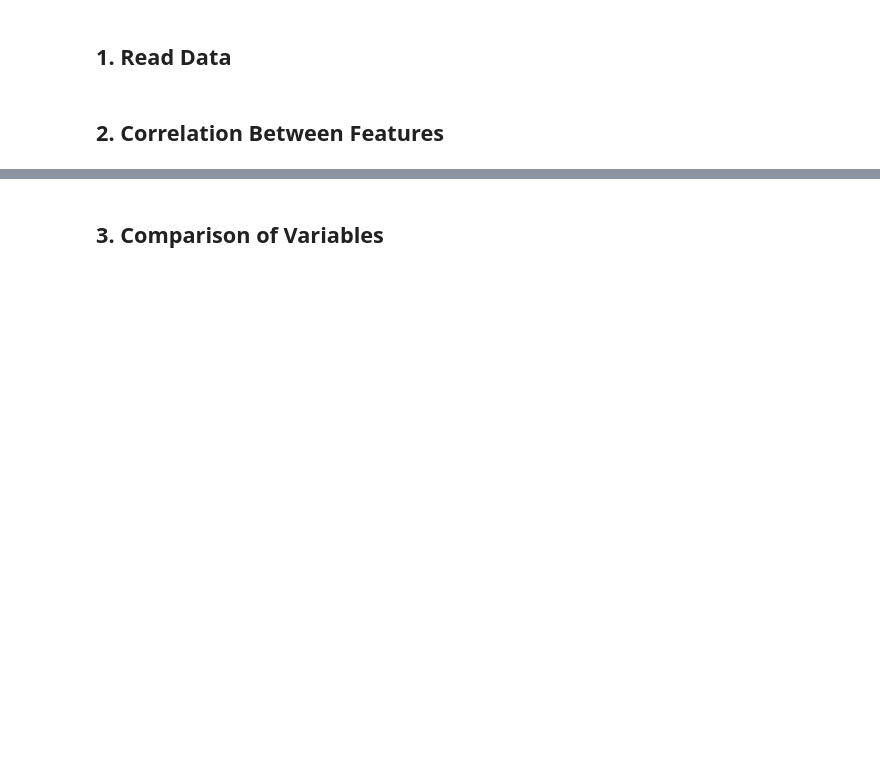
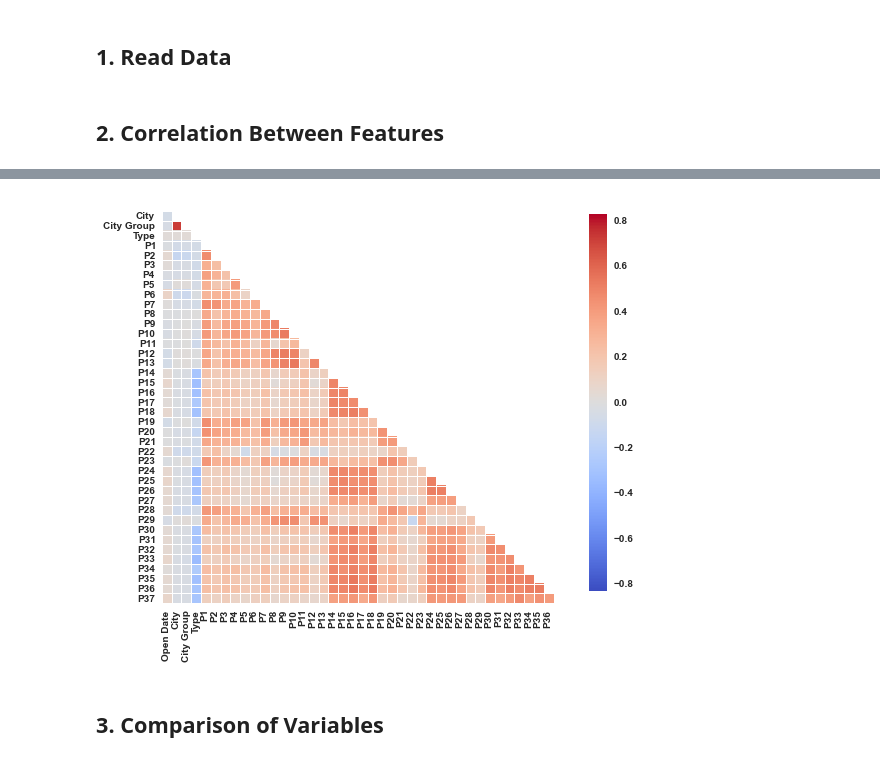
Before and after one commit to hxwang/revenue-prediction, a Jupyter notebook: data/visualize_data.ipynb, the cells around one changed output, grey strips where cells are left out. Drawn from its saved outputs; the diff is of its cells as text; code cells hidden in the pictures; blank space fills up the shorter version.

```diff
--- a/data/visualize_data.ipynb
+++ b/data/visualize_data.ipynb
@@ -15,6 +15,8 @@ import pandas as pd
 sns.set_palette("deep", desat=.6)
 sns.set_context(rc={"figure.figsize": (12, 10)})
 sns.set_style("darkgrid")
+
+
 
 # file name
 train = 'train.csv'
@@ -51,6 +53,7 @@ y_train = rows_train[:, len(rows_train[0])-1]
 
 # transform data to pandas format
 pd_all_train = pd.DataFrame(rows_train[:, 1:len(rows_train[0])], columns=train_header)
+pd_all_test = pd.DataFrame(rows_test[:, 1:len(rows_test[0])], columns=test_header)
 # %% [markdown]
 ## 2. Correlation Between Features
 # %%
@@ -66,3 +76,18 @@ plt.show()
+# %%
+font = {'family' : 'normal',
+        'weight' : 'bold',
+        'size'   : 30}
+
+mpl.rc('font', **font)
+
+sns.set(style="darkgrid")
+f, ax = plt.subplots(figsize=(9, 9))
+cmap = sns.diverging_palette(220, 10, as_cmap=True)
+sns.corrplot(pd_all_test, annot=False,
+             diag_names=False)
+plt.show()
+# %% [output]
+[figure, added]
 # %% [markdown]
 ## 3. Comparison of Variables
 # %%
```
Also changed, not shown: parts of 1 cell of this notebook, 2 other files.
